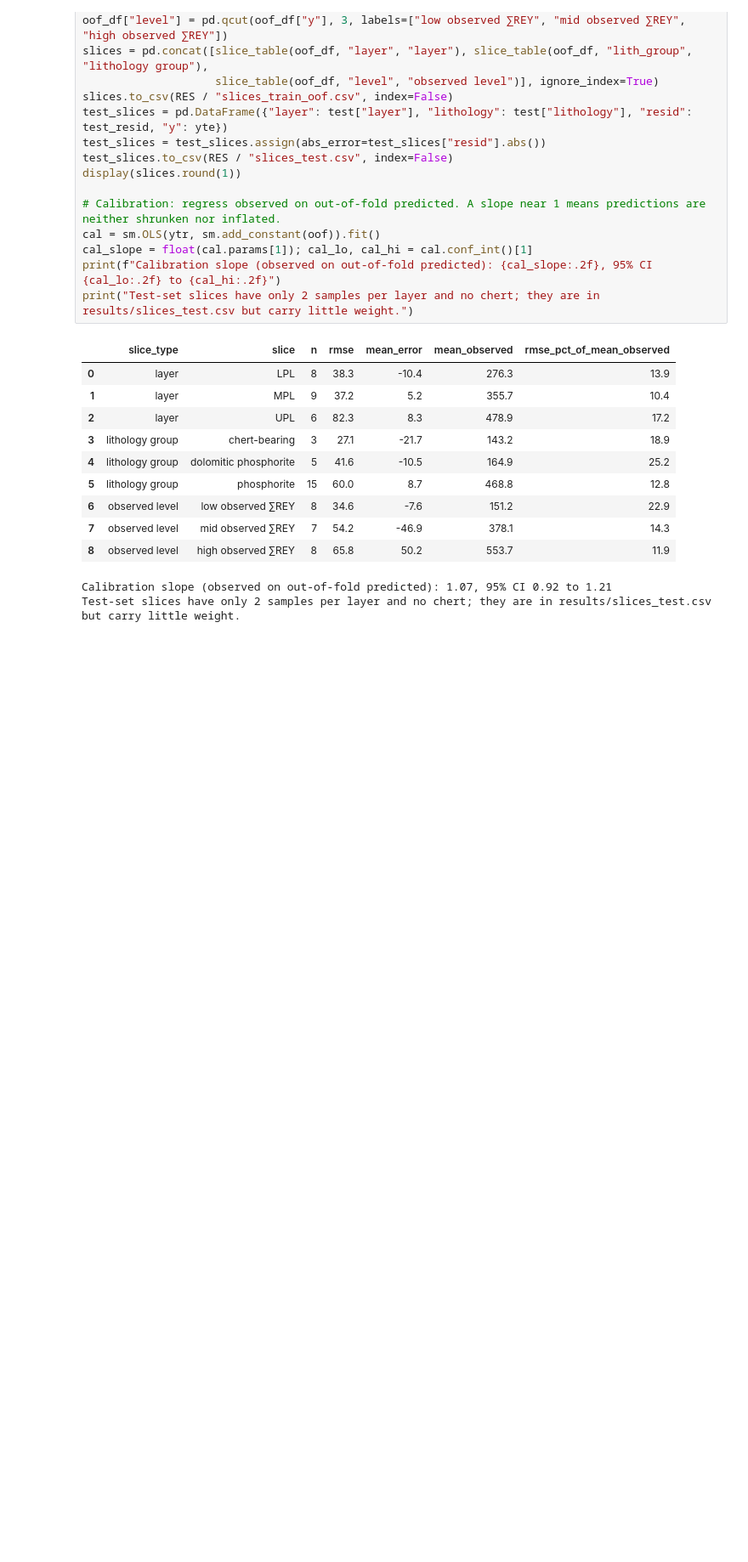
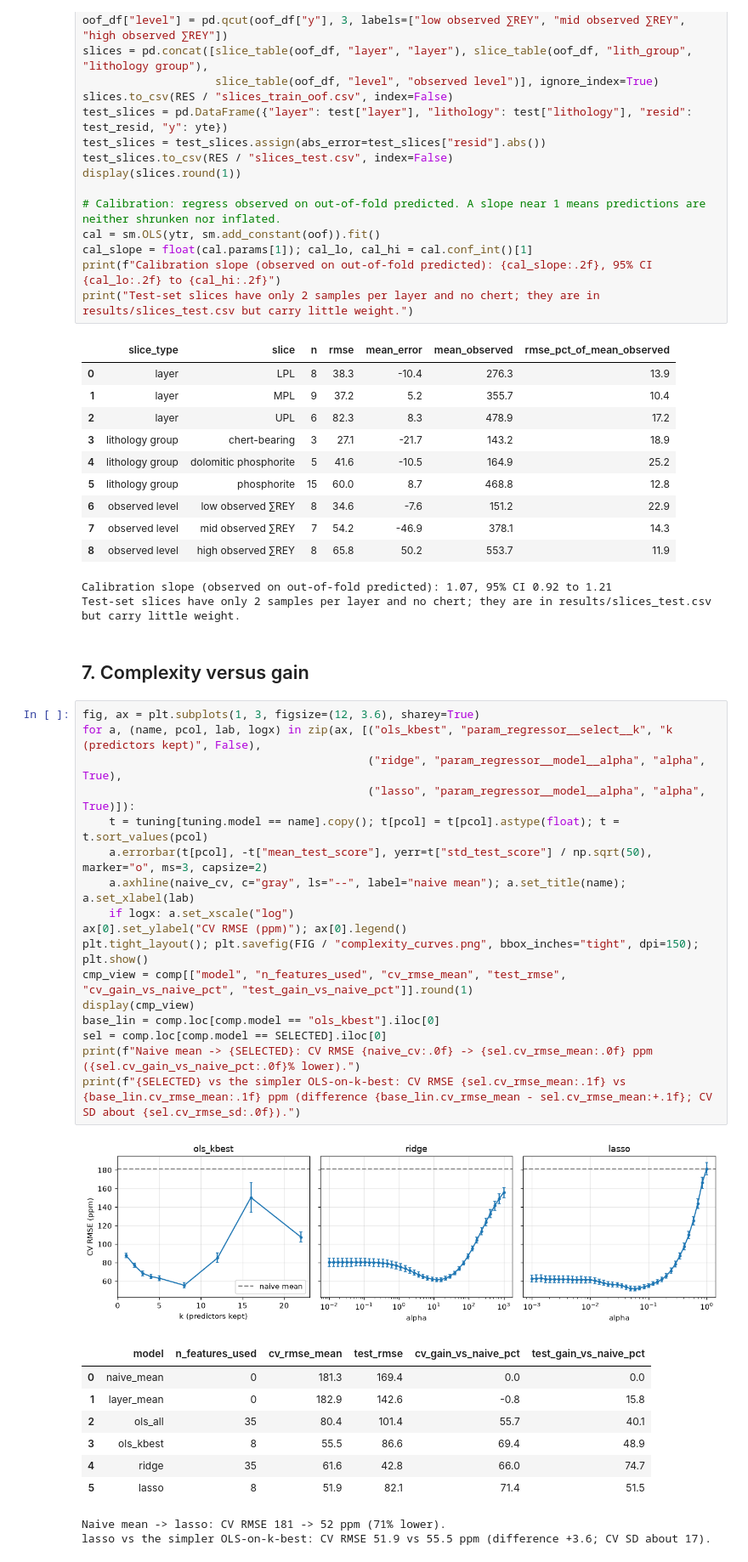
Before and after one commit to MassamAli5/DS-A3, a Jupyter notebook: DS-A3_regression_baseline.ipynb, the cells around one changed output. Shown at 85% size. Drawn from its saved outputs; the diff is of its cells as text; blank space fills up the shorter version.

Commit message:
Add complexity curves and coefficient stability checks

```diff
--- a/DS-A3_regression_baseline.ipynb
+++ b/DS-A3_regression_baseline.ipynb
@@ -615,3 +615,33 @@ print("Test-set slices have only 2 samples per layer and no chert; they are in r
 | 8 | observed level | high observed ∑REY | 8 | 65.8 | 50.2 | 553.7 | 11.9 |
 Calibration slope (observed on out-of-fold predicted): 1.07, 95% CI 0.92 to 1.21
 Test-set slices have only 2 samples per layer and no chert; they are in results/slices_test.csv but carry little weight.
+# %% [markdown]
+## 7. Complexity versus gain
+# %%
+fig, ax = plt.subplots(1, 3, figsize=(12, 3.6), sharey=True)
+for a, (name, pcol, lab, logx) in zip(ax, [("ols_kbest", "param_regressor__select__k", "k (predictors kept)", False),
+                                           ("ridge", "param_regressor__model__alpha", "alpha", True),
+                                           ("lasso", "param_regressor__model__alpha", "alpha", True)]):
+    t = tuning[tuning.model == name].copy(); t[pcol] = t[pcol].astype(float); t = t.sort_values(pcol)
+    a.errorbar(t[pcol], -t["mean_test_score"], yerr=t["std_test_score"] / np.sqrt(50), marker="o", ms=3, capsize=2)
+    a.axhline(naive_cv, c="gray", ls="--", label="naive mean"); a.set_title(name); a.set_xlabel(lab)
+    if logx: a.set_xscale("log")
+ax[0].set_ylabel("CV RMSE (ppm)"); ax[0].legend()
+plt.tight_layout(); plt.savefig(FIG / "complexity_curves.png", bbox_inches="tight", dpi=150); plt.show()
+cmp_view = comp[["model", "n_features_used", "cv_rmse_mean", "test_rmse", "cv_gain_vs_naive_pct", "test_gain_vs_naive_pct"]].round(1)
+display(cmp_view)
+base_lin = comp.loc[comp.model == "ols_kbest"].iloc[0]
+sel = comp.loc[comp.model == SELECTED].iloc[0]
+print(f"Naive mean -> {SELECTED}: CV RMSE {naive_cv:.0f} -> {sel.cv_rmse_mean:.0f} ppm ({sel.cv_gain_vs_naive_pct:.0f}% lower).")
+print(f"{SELECTED} vs the simpler OLS-on-k-best: CV RMSE {sel.cv_rmse_mean:.1f} vs {base_lin.cv_rmse_mean:.1f} ppm (difference {base_lin.cv_rmse_mean - sel.cv_rmse_mean:+.1f}; CV SD about {sel.cv_rmse_sd:.0f}).")
+# %% [output]
+[figure, added]
+|  | model | n_features_used | cv_rmse_mean | test_rmse | cv_gain_vs_naive_pct | test_gain_vs_naive_pct |
+| 0 | naive_mean | 0 | 181.3 | 169.4 | 0.0 | 0.0 |
+| 1 | layer_mean | 0 | 182.9 | 142.6 | -0.8 | 15.8 |
+| 2 | ols_all | 35 | 80.4 | 101.4 | 55.7 | 40.1 |
+| 3 | ols_kbest | 8 | 55.5 | 86.6 | 69.4 | 48.9 |
+| 4 | ridge | 35 | 61.6 | 42.8 | 66.0 | 74.7 |
+| 5 | lasso | 8 | 51.9 | 82.1 | 71.4 | 51.5 |
+Naive mean -> lasso: CV RMSE 181 -> 52 ppm (71% lower).
+lasso vs the simpler OLS-on-k-best: CV RMSE 51.9 vs 55.5 ppm (difference +3.6; CV SD about 17).
```
Also changed, not shown: parts of 3 cells of this notebook, 3 other files.
